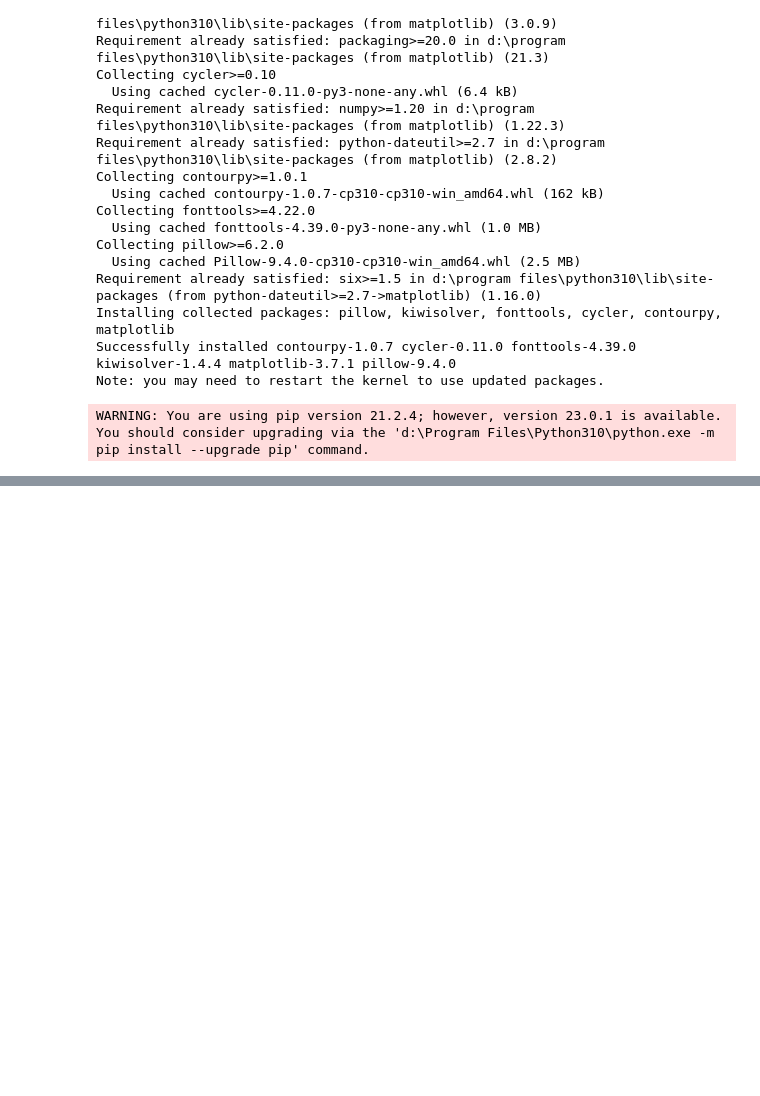
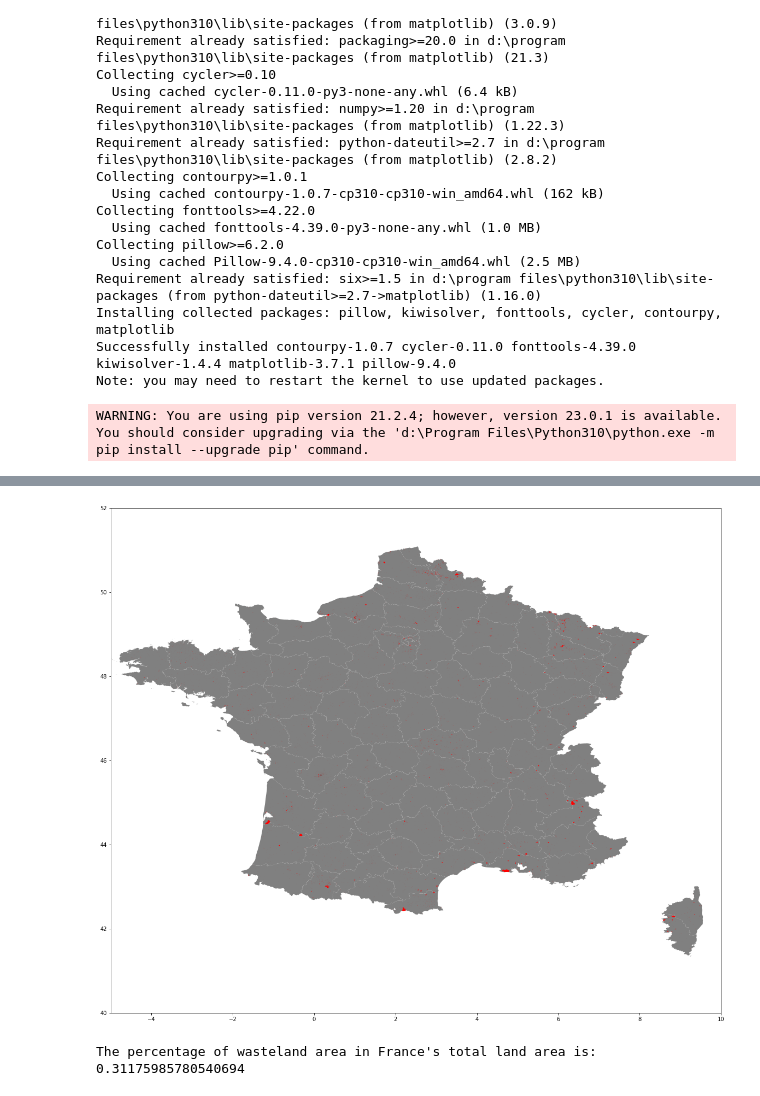
Before and after one commit to lanxuanete/oris_technical_exercise_data_engineer, a Jupyter notebook: technical_exercise.ipynb, the cells around one changed output, grey strips where cells are left out. Cells and saved outputs as stored; diff of their text form; code cells hidden in the pictures; blank space fills up the shorter version.

```diff
--- a/technical_exercise.ipynb
+++ b/technical_exercise.ipynb
@@ -117,3 +117,14 @@ gdf.head()
 # 3.Create the Output dataset
 gdf_output=gdf[['site_id', 'site_nom', 'date_mutation', 'url', 'proprio_nom_flag', 'local_ancienne_annee', 'sol_pollution_existe']]
 gdf_output.to_csv('cartofriches_clean.csv',index=False,encoding='utf_8_sig')
+# %%
+# Data analysis:
+filename = 'friches_surfaces.gpkg'
+gdf = gpd.read_file(filename, driver='GPKG',encoding='utf-8')
+# france is used to get the name of departement
+france = gpd.read_file('contour-des-departements.geojson')
+cartofriches_mapped = gdf.sjoin(france, how="inner", predicate='intersects')
+cartofriches_mapped=cartofriches_mapped.to_crs(epsg=32630)
+#calculate area of wasteland
+cartofriches_mapped['area']=cartofriches_mapped.area
+cartofriches_mapped.head()
@@ -119,0 +138,19 @@ gdf_output.to_csv('cartofriches_clean.csv',index=False,encoding='utf_8_sig')
+# %%
+fig, ax = plt.subplots(figsize=(20, 20))
+ax.set_xlim([-5,10])
+ax.set_ylim([40,52])
+france.plot(ax=ax, color='grey')
+gdf.plot(ax=ax, color='red')
+plt.show()
+# %% [output]
+[figure, added]
+# %%
+# Total area of wastelands in France
+total_wasteland_area = cartofriches_mapped['area'].sum()
+france=france.to_crs(epsg=32630)
+total_france_area = france.geometry.area.sum()
+# percentage of wasteland area in France
+percentage = (total_wasteland_area / total_france_area) * 100
+print("The percentage of wasteland area in France's total land area is:",percentage)
+# %% [output]
+The percentage of wasteland area in France's total land area is: 0.31175985780540694
```
Also changed, not shown: parts of 6 cells of this notebook.
